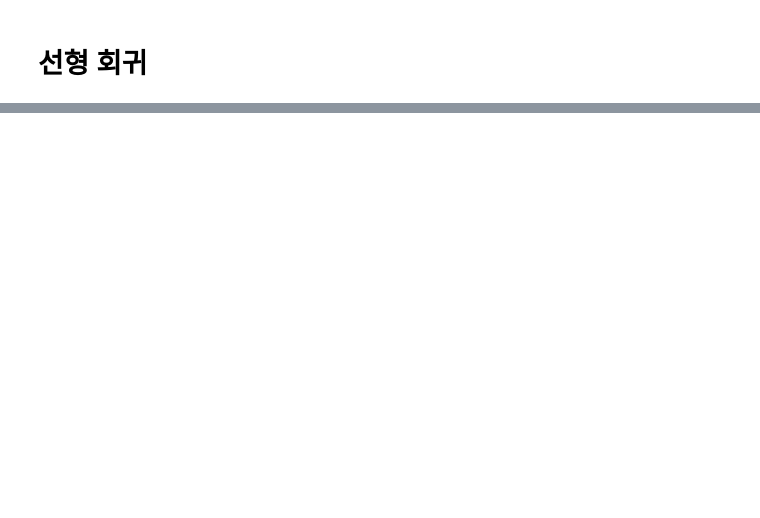
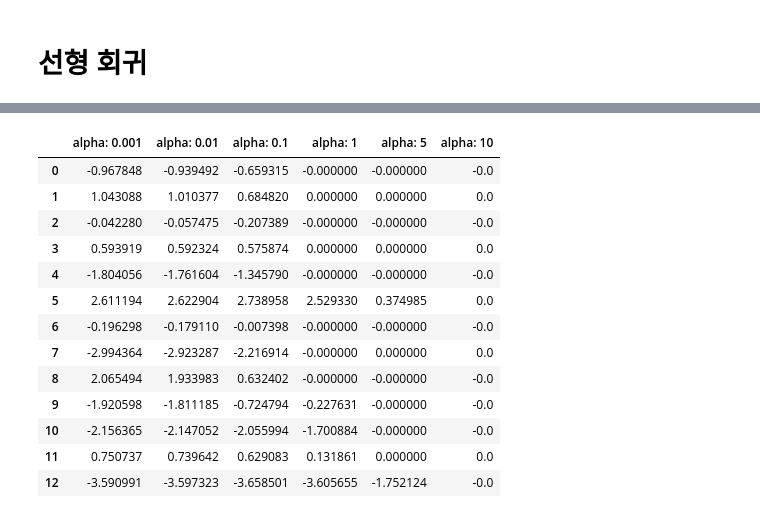
Before and after one commit to aaingyunii/Bootcamp_ML, a Jupyter notebook: 230712_ML_07/230712_ML_review.ipynb, the cells around one changed output, grey strips where cells are left out. Saved outputs shown, nothing was run; the diff lists cells and outputs as text; code cells hidden in the pictures; blank space fills up the shorter version.

```diff
--- a/230712_ML_07/230712_ML_review.ipynb
+++ b/230712_ML_07/230712_ML_review.ipynb
@@ -2,0 +382,18 @@
+# %%
+alpha_list2 = [0.001, 0.01, 0.1, 1, 5, 10]
+
+coef_df2 = pd.DataFrame()
+bias_list2 = []
+
+for alpha in alpha_list2:
+
+    lasso = Lasso(alpha=alpha, random_state=0)
+    lasso.fit(X_train_scaled, y_train)
+
+    coef_df2[f'alpha: {alpha}'] = lasso.coef_
+    bias_list2.append(lasso.intercept_)
+
+    print(f"alphaL {alpha}-----------------------")
+#     print_metrics_regression(y_train, lasso.predict(X_train_scaled), "train")
+    print_metrics_regression(y_test, lasso.predict(X_test_scaled), "test")
+    print()
@@ -2,0 +418,17 @@
+# %%
+coef_df2
+# %% [output]
+|  | alpha: 0.001 | alpha: 0.01 | alpha: 0.1 | alpha: 1 | alpha: 5 | alpha: 10 |
+| 0 | -0.967848 | -0.939492 | -0.659315 | -0.000000 | -0.000000 | -0.0 |
+| 1 | 1.043088 | 1.010377 | 0.684820 | 0.000000 | 0.000000 | 0.0 |
+| 2 | -0.042280 | -0.057475 | -0.207389 | -0.000000 | -0.000000 | -0.0 |
+| 3 | 0.593919 | 0.592324 | 0.575874 | 0.000000 | 0.000000 | 0.0 |
+| 4 | -1.804056 | -1.761604 | -1.345790 | -0.000000 | -0.000000 | -0.0 |
+| 5 | 2.611194 | 2.622904 | 2.738958 | 2.529330 | 0.374985 | 0.0 |
+| 6 | -0.196298 | -0.179110 | -0.007398 | -0.000000 | -0.000000 | -0.0 |
+| 7 | -2.994364 | -2.923287 | -2.216914 | -0.000000 | 0.000000 | 0.0 |
+| 8 | 2.065494 | 1.933983 | 0.632402 | -0.000000 | -0.000000 | -0.0 |
+| 9 | -1.920598 | -1.811185 | -0.724794 | -0.227631 | -0.000000 | -0.0 |
+| 10 | -2.156365 | -2.147052 | -2.055994 | -1.700884 | -0.000000 | -0.0 |
+| 11 | 0.750737 | 0.739642 | 0.629083 | 0.131861 | 0.000000 | 0.0 |
+| 12 | -3.590991 | -3.597323 | -3.658501 | -3.605655 | -1.752124 | -0.0 |
```
Also changed, not shown: parts of 44 cells of this notebook, 2 other files.
